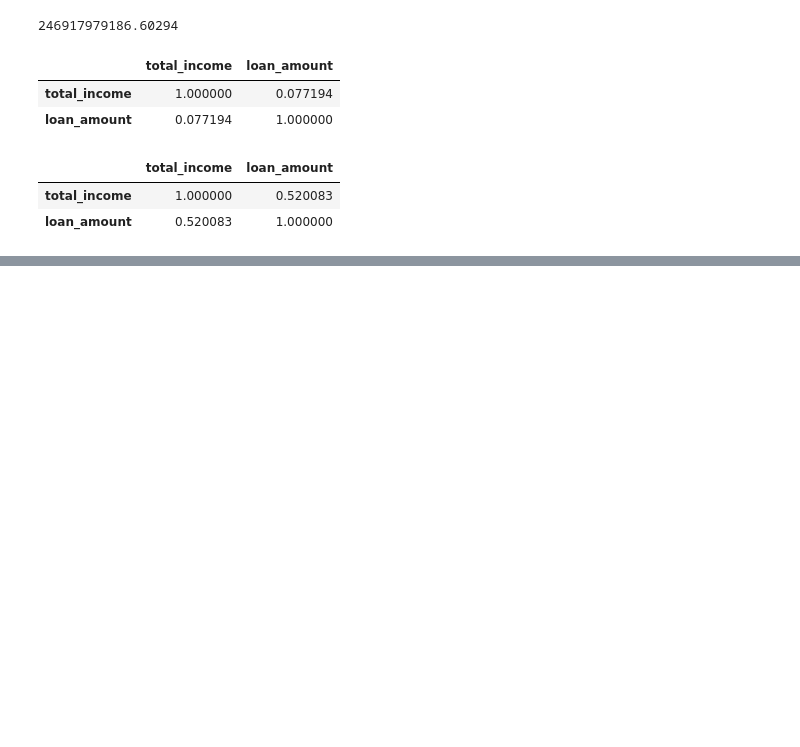
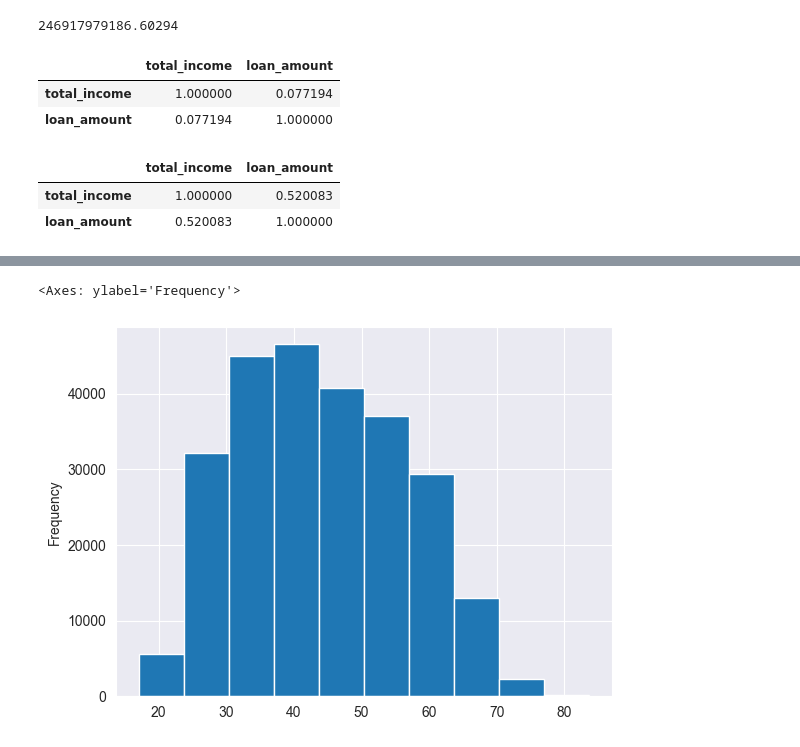
Before and after one commit to julihdez36/Decision_making, a Jupyter notebook: First project/exploring.ipynb, the cells around one changed output, grey strips where cells are left out. Saved outputs shown, nothing was run; the diff lists cells and outputs as text; code cells hidden in the pictures; blank space fills up the shorter version.

```diff
--- a/First project/exploring.ipynb
+++ b/First project/exploring.ipynb
@@ -242,0 +304,7 @@ df['loan_income'].plot(kind='hist')
+# %%
+# Edad en años
+df['age_a'] = df['age'] * -1 / 365.25 # De años a días en valores positivos
+df['age_a'].plot(kind='hist')
+# %% [output]
+<Axes: ylabel='Frequency'>
+[figure, added]
```
Also changed, not shown: parts of 33 cells of this notebook, 1 other file.
